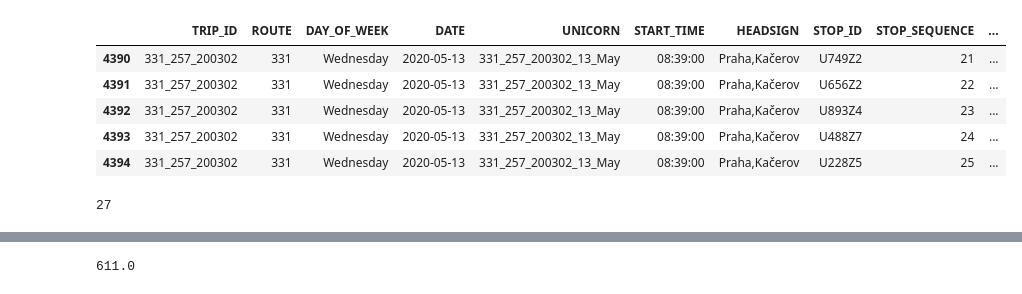
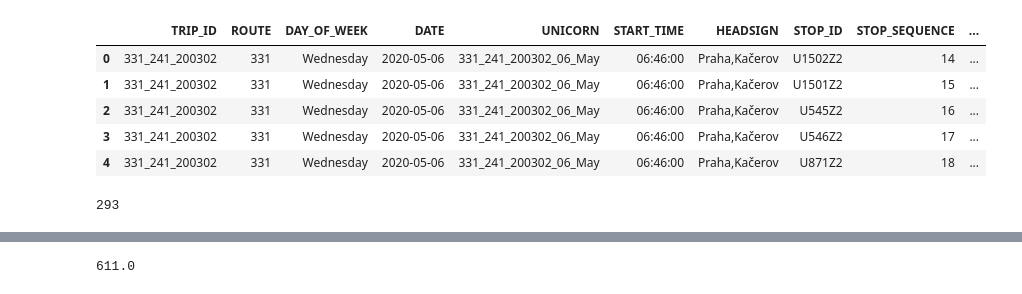
Before and after one commit to hrubajan/da_projekt_gol, a Jupyter notebook: graf_DIFF.ipynb, the cells around one changed output, grey strips where cells are left out. Cells and saved outputs as stored; diff of their text form; code cells hidden in the pictures.

```diff
--- a/graf_DIFF.ipynb
+++ b/graf_DIFF.ipynb
@@ -8,14 +31,14 @@ import csv
 # %%
 data = pd.read_csv('final.csv', encoding='utf-8', low_memory=False)
-data.tail()
+data.head()
 # %% [output]
 |  | TRIP_ID | ROUTE | DAY_OF_WEEK | DATE | UNICORN | START_TIME | HEADSIGN | STOP_ID | STOP_SEQUENCE | ... |
-| 4390 | 331_257_200302 | 331 | Wednesday | 2020-05-13 | 331_257_200302_13_May | 08:39:00 | Praha,Kačerov | U749Z2 | 21 | ... |
-| 4391 | 331_257_200302 | 331 | Wednesday | 2020-05-13 | 331_257_200302_13_May | 08:39:00 | Praha,Kačerov | U656Z2 | 22 | ... |
-| 4392 | 331_257_200302 | 331 | Wednesday | 2020-05-13 | 331_257_200302_13_May | 08:39:00 | Praha,Kačerov | U893Z4 | 23 | ... |
-| 4393 | 331_257_200302 | 331 | Wednesday | 2020-05-13 | 331_257_200302_13_May | 08:39:00 | Praha,Kačerov | U488Z7 | 24 | ... |
-| 4394 | 331_257_200302 | 331 | Wednesday | 2020-05-13 | 331_257_200302_13_May | 08:39:00 | Praha,Kačerov | U228Z5 | 25 | ... |
+| 0 | 331_241_200302 | 331 | Wednesday | 2020-05-06 | 331_241_200302_06_May | 06:46:00 | Praha,Kačerov | U1502Z2 | 14 | ... |
+| 1 | 331_241_200302 | 331 | Wednesday | 2020-05-06 | 331_241_200302_06_May | 06:46:00 | Praha,Kačerov | U1501Z2 | 15 | ... |
+| 2 | 331_241_200302 | 331 | Wednesday | 2020-05-06 | 331_241_200302_06_May | 06:46:00 | Praha,Kačerov | U545Z2 | 16 | ... |
+| 3 | 331_241_200302 | 331 | Wednesday | 2020-05-06 | 331_241_200302_06_May | 06:46:00 | Praha,Kačerov | U546Z2 | 17 | ... |
+| 4 | 331_241_200302 | 331 | Wednesday | 2020-05-06 | 331_241_200302_06_May | 06:46:00 | Praha,Kačerov | U871Z2 | 18 | ... |
 # %%
-len(data['TRIP_ID'].unique())
+len(data['UNICORN'].unique())
 # %% [output]
-27
+293
```
Also changed, not shown: parts of 7 cells of this notebook, 2 other files.
